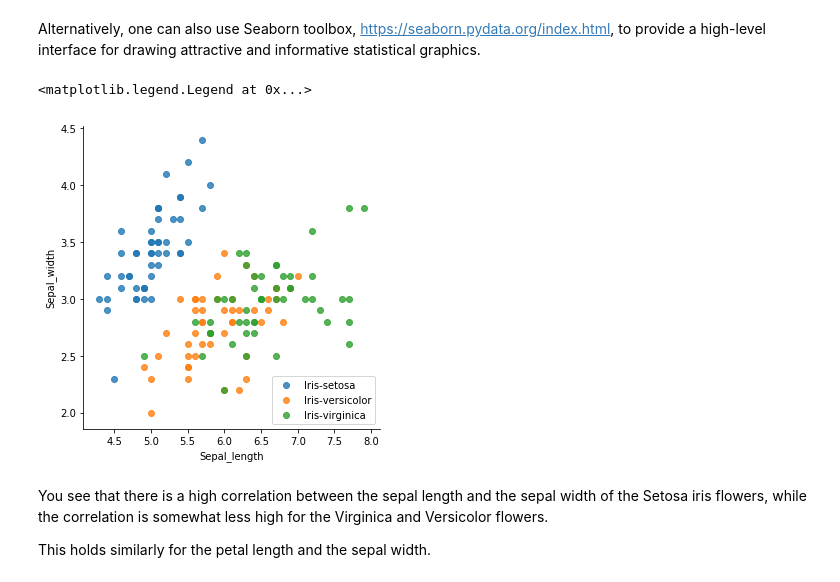
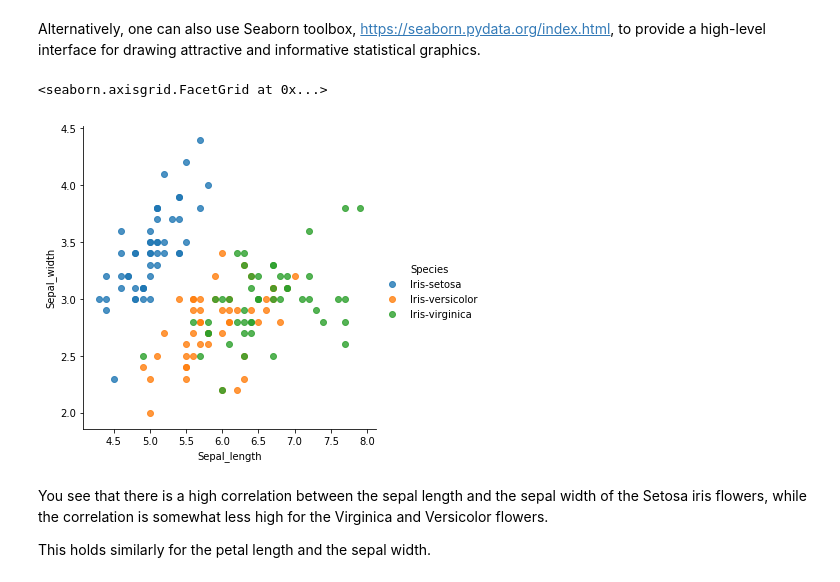
Before and after one commit to userkkw/StatisticalLearning19, a Jupyter notebook: ex01/IntroToPython_solution.ipynb, the cells around one changed output. Drawn from its saved outputs; the diff is of its cells as text; code cells hidden in the pictures.

```diff
--- a/ex01/IntroToPython_solution.ipynb
+++ b/ex01/IntroToPython_solution.ipynb
@@ -119,15 +119,15 @@ Alternatively, one can also use Seaborn toolbox, https://seaborn.pydata.org/inde
 # %%
 import seaborn as sns
 
 
 # Use the 'hue' argument to provide a factor variable
-sns.lmplot(x='Sepal_length', y='Sepal_width', data=iris, fit_reg=False, hue='Species', legend=False)
+sns.lmplot(x='Sepal_length', y='Sepal_width', data=iris, fit_reg=False, hue='Species', legend=True)
 
 # Move the legend to an empty part of the plot
-plt.legend(loc='lower right')
+#plt.legend(loc='lower right')
 # %% [output]
-<matplotlib.legend.Legend at 0x...>
+<seaborn.axisgrid.FacetGrid at 0x...>
-[figure, old version]
+[figure, new version]
 # %% [markdown]
 You see that there is a high correlation between the sepal length and the sepal width of the Setosa iris flowers, while the correlation is somewhat less high for the Virginica and Versicolor flowers.
 
```
Also changed, not shown: parts of 15 cells of this notebook.
